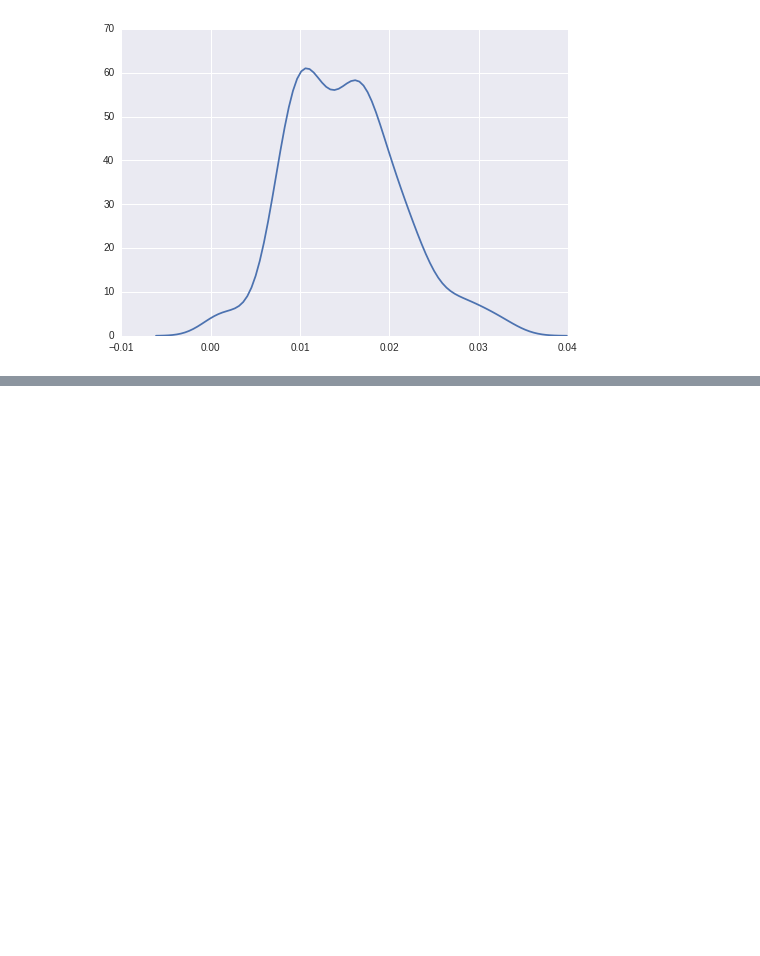
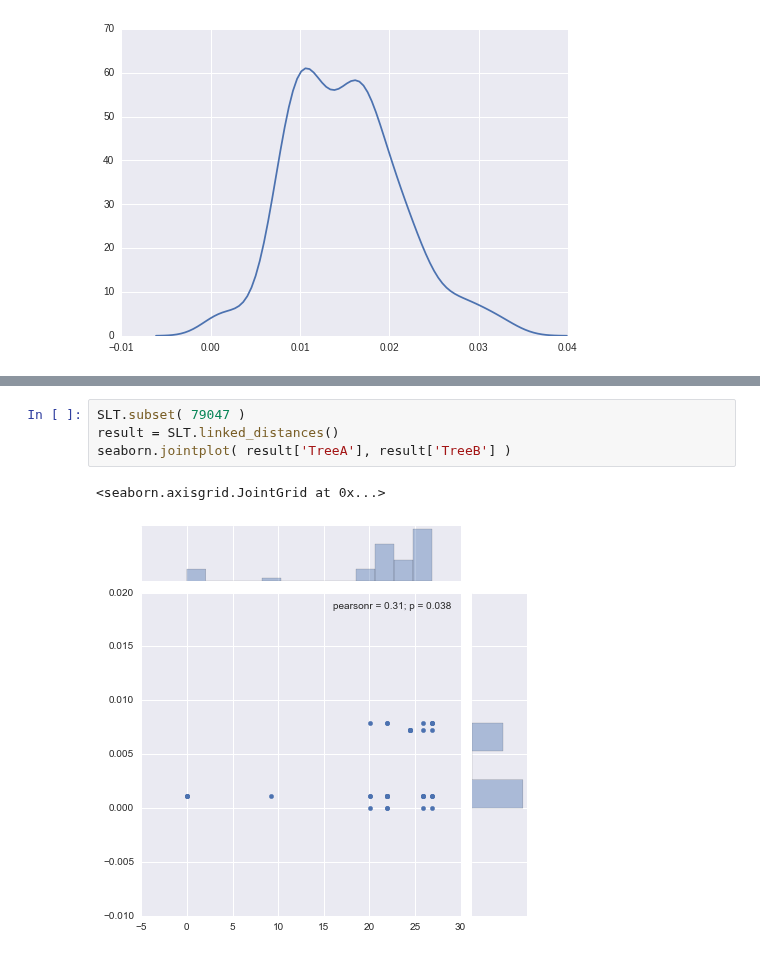
Before and after one commit to ryneches/SuchTree, a Jupyter notebook: example_2.ipynb, the cells around one changed output, grey strips where cells are left out. Saved outputs shown, nothing was run; the diff lists cells and outputs as text; blank space fills up the shorter version.

```diff
--- a/example_2.ipynb
+++ b/example_2.ipynb
@@ -168,0 +214,7 @@ seaborn.kdeplot(array(ad))
+# %%
+SLT.subset( 79047 )
+result = SLT.linked_distances()
+seaborn.jointplot( result['TreeA'], result['TreeB'] )
+# %% [output]
+<seaborn.axisgrid.JointGrid at 0x...>
+[figure, added]
```
Also changed, not shown: parts of 14 cells of this notebook.
